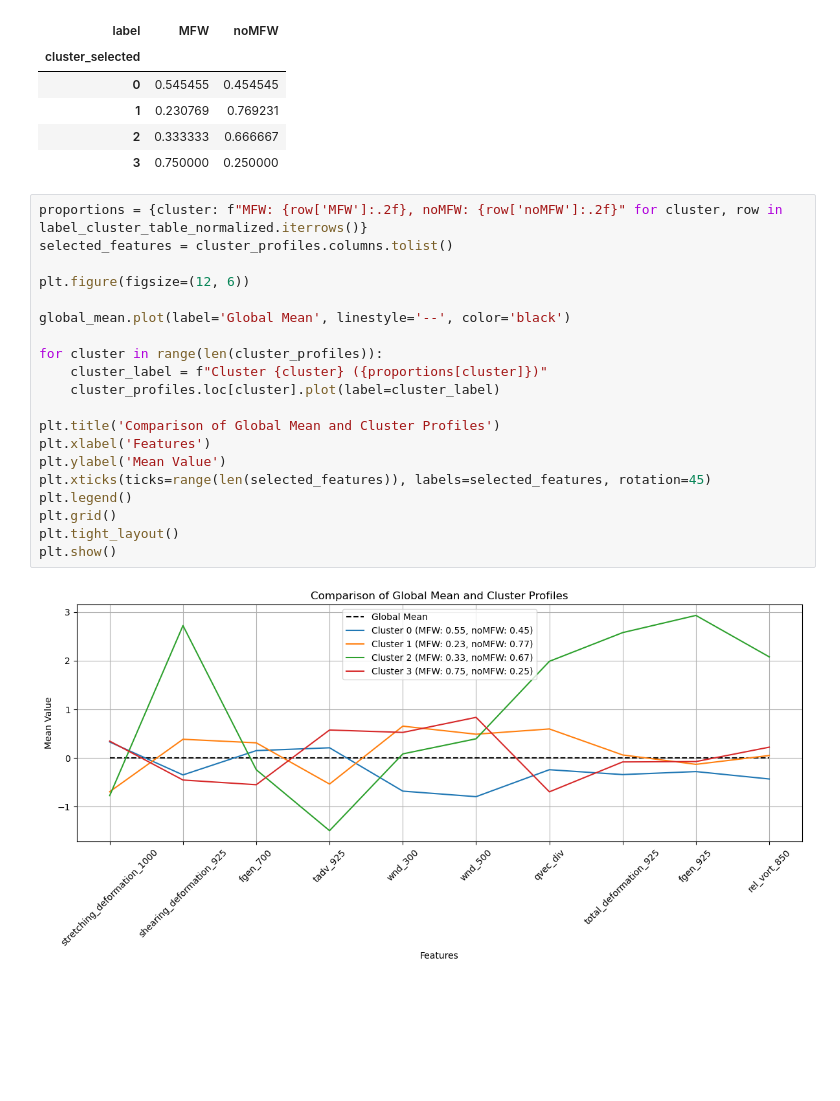
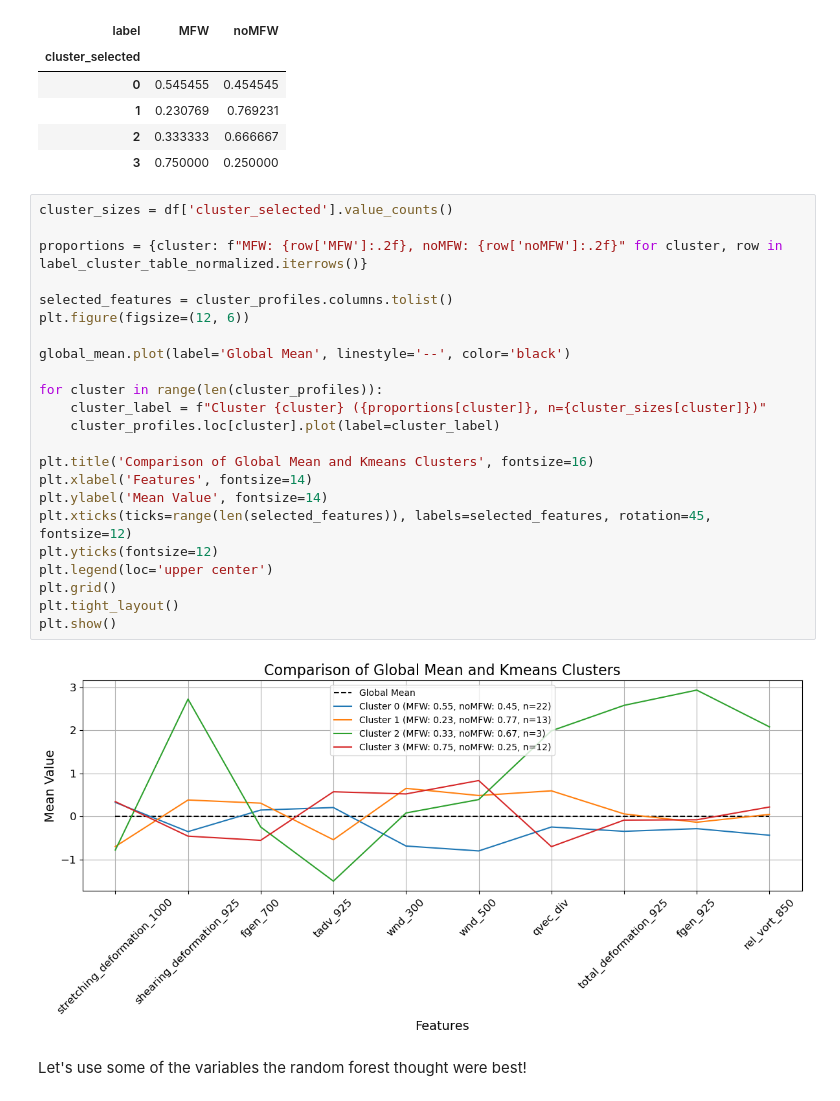
Before and after one commit to anthony-illenden/EAE-598-Project, a Jupyter notebook: machine_learning/Jupyter_Notebooks/kmeans.ipynb, the cells around one changed output. Drawn from its saved outputs; the diff is of its cells as text; blank space fills up the shorter version.

```diff
--- a/machine_learning/Jupyter_Notebooks/kmeans.ipynb
+++ b/machine_learning/Jupyter_Notebooks/kmeans.ipynb
@@ -334,25 +304,30 @@ label_cluster_table_normalized
 | 1 | 0.230769 | 0.769231 |
 | 2 | 0.333333 | 0.666667 |
 | 3 | 0.750000 | 0.250000 |
-# %%
-proportions = {cluster: f"MFW: {row['MFW']:.2f}, noMFW: {row['noMFW']:.2f}" for cluster, row in label_cluster_table_normalized.iterrows()}
-selected_features = cluster_profiles.columns.tolist()
-
-plt.figure(figsize=(12, 6))
-
-global_mean.plot(label='Global Mean', linestyle='--', color='black')
-
-for cluster in range(len(cluster_profiles)):
-    cluster_label = f"Cluster {cluster} ({proportions[cluster]})"
-    cluster_profiles.loc[cluster].plot(label=cluster_label)
-
-plt.title('Comparison of Global Mean and Cluster Profiles')
-plt.xlabel('Features')
-plt.ylabel('Mean Value')
-plt.xticks(ticks=range(len(selected_features)), labels=selected_features, rotation=45)
-plt.legend()
-plt.grid()
-plt.tight_layout()
-plt.show()
-# %% [output]
-[figure, removed]
+# %%
+cluster_sizes = df['cluster_selected'].value_counts()
+
+proportions = {cluster: f"MFW: {row['MFW']:.2f}, noMFW: {row['noMFW']:.2f}" for cluster, row in label_cluster_table_normalized.iterrows()}
+
+selected_features = cluster_profiles.columns.tolist()
+plt.figure(figsize=(12, 6))
+
+global_mean.plot(label='Global Mean', linestyle='--', color='black')
+
+for cluster in range(len(cluster_profiles)):
+    cluster_label = f"Cluster {cluster} ({proportions[cluster]}, n={cluster_sizes[cluster]})"
+    cluster_profiles.loc[cluster].plot(label=cluster_label)
+
+plt.title('Comparison of Global Mean and Kmeans Clusters', fontsize=16)
+plt.xlabel('Features', fontsize=14)
+plt.ylabel('Mean Value', fontsize=14)
+plt.xticks(ticks=range(len(selected_features)), labels=selected_features, rotation=45, fontsize=12)
+plt.yticks(fontsize=12)
+plt.legend(loc='upper center')
+plt.grid()
+plt.tight_layout()
+plt.show()
+# %% [output]
+[figure, added]
+# %% [markdown]
+Let's use some of the variables the random forest thought were best!
```
Also changed, not shown: parts of 31 cells of this notebook.
